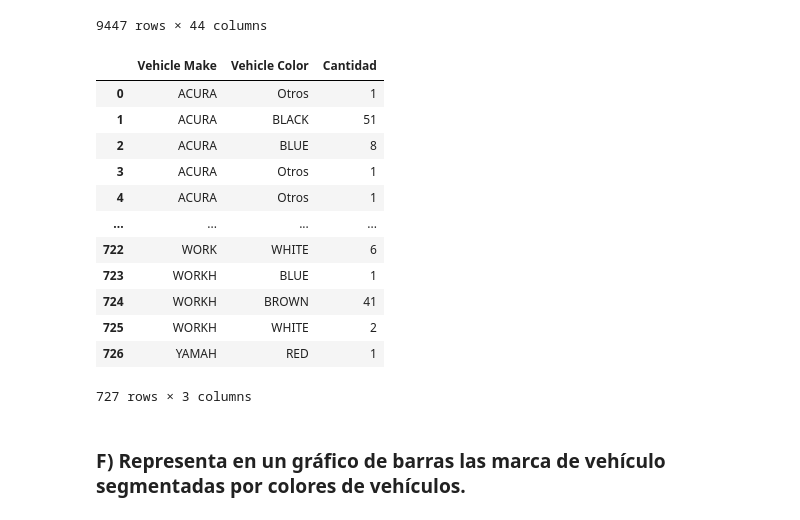
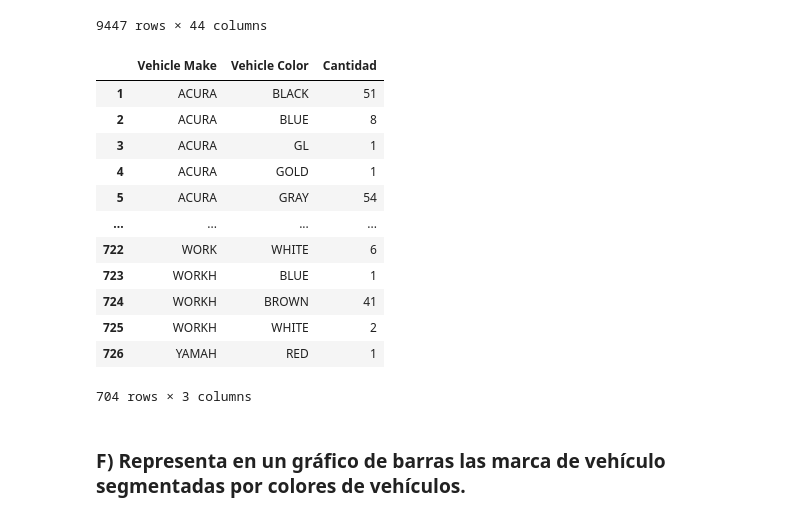
Before and after one commit to BalentinaAE/Pandas, a Jupyter notebook: ProyectoPandas_Github.ipynb, the cells around one changed output. Saved outputs shown, nothing was run; the diff lists cells and outputs as text; code cells hidden in the pictures.

```diff
--- a/ProyectoPandas_Github.ipynb
+++ b/ProyectoPandas_Github.ipynb
@@ -192,24 +194,25 @@ Parkin_limpio
 | 9999 | 2822344 | 7536561775 | DJG9703 | NY | PAS | 11/01/2013 | 46 | ... |
 9447 rows × 44 columns
 # %%
-color_marca = color_marca.dropna(subset=['Vehicle Make', 'Vehicle Color', 'Cantidad'])
+color_marca = Parkin_limpio.groupby(['Vehicle Make', 'Vehicle Color']).size().reset_index(name='Cantidad')
+color_marca=  color_marca.dropna(subset=['Vehicle Make', 'Vehicle Color', 'Cantidad'])
 color_marca = color_marca[color_marca['Vehicle Make'] != 0]
 color_marca = color_marca[color_marca['Vehicle Color'] != 0]
 color_marca
 # %% [output]
 |  | Vehicle Make | Vehicle Color | Cantidad |
-| 0 | ACURA | Otros | 1 |
 | 1 | ACURA | BLACK | 51 |
 | 2 | ACURA | BLUE | 8 |
-| 3 | ACURA | Otros | 1 |
-| 4 | ACURA | Otros | 1 |
+| 3 | ACURA | GL | 1 |
+| 4 | ACURA | GOLD | 1 |
+| 5 | ACURA | GRAY | 54 |
 | ... | ... | ... | ... |
 | 722 | WORK | WHITE | 6 |
 | 723 | WORKH | BLUE | 1 |
 | 724 | WORKH | BROWN | 41 |
 | 725 | WORKH | WHITE | 2 |
 | 726 | YAMAH | RED | 1 |
-727 rows × 3 columns
+704 rows × 3 columns
 # %% [markdown]
 ### F) Representa en un gráfico de barras las marca de vehículo segmentadas por colores de vehículos.
 # %%
```
Also changed, not shown: parts of 4 cells of this notebook.
